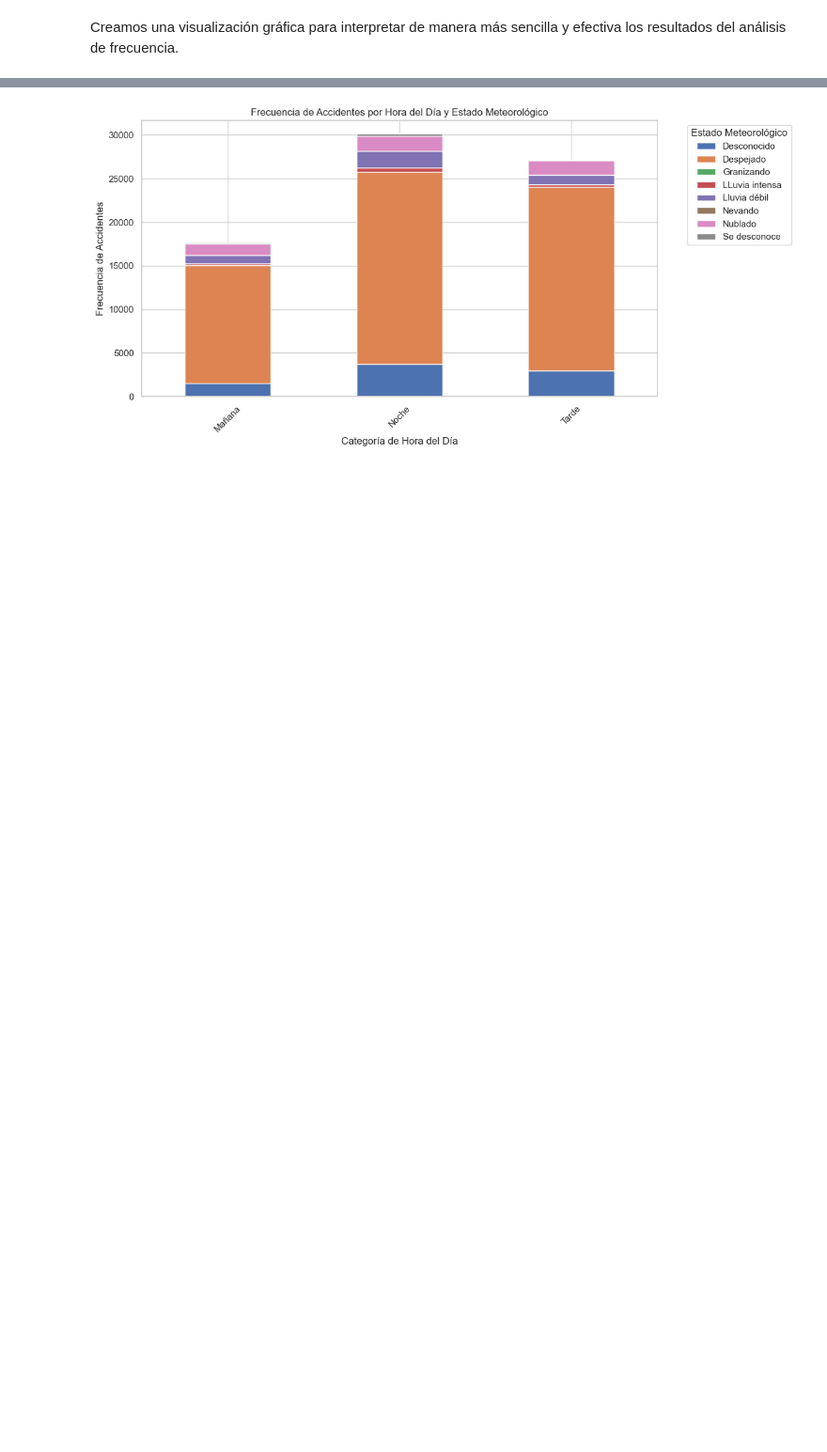
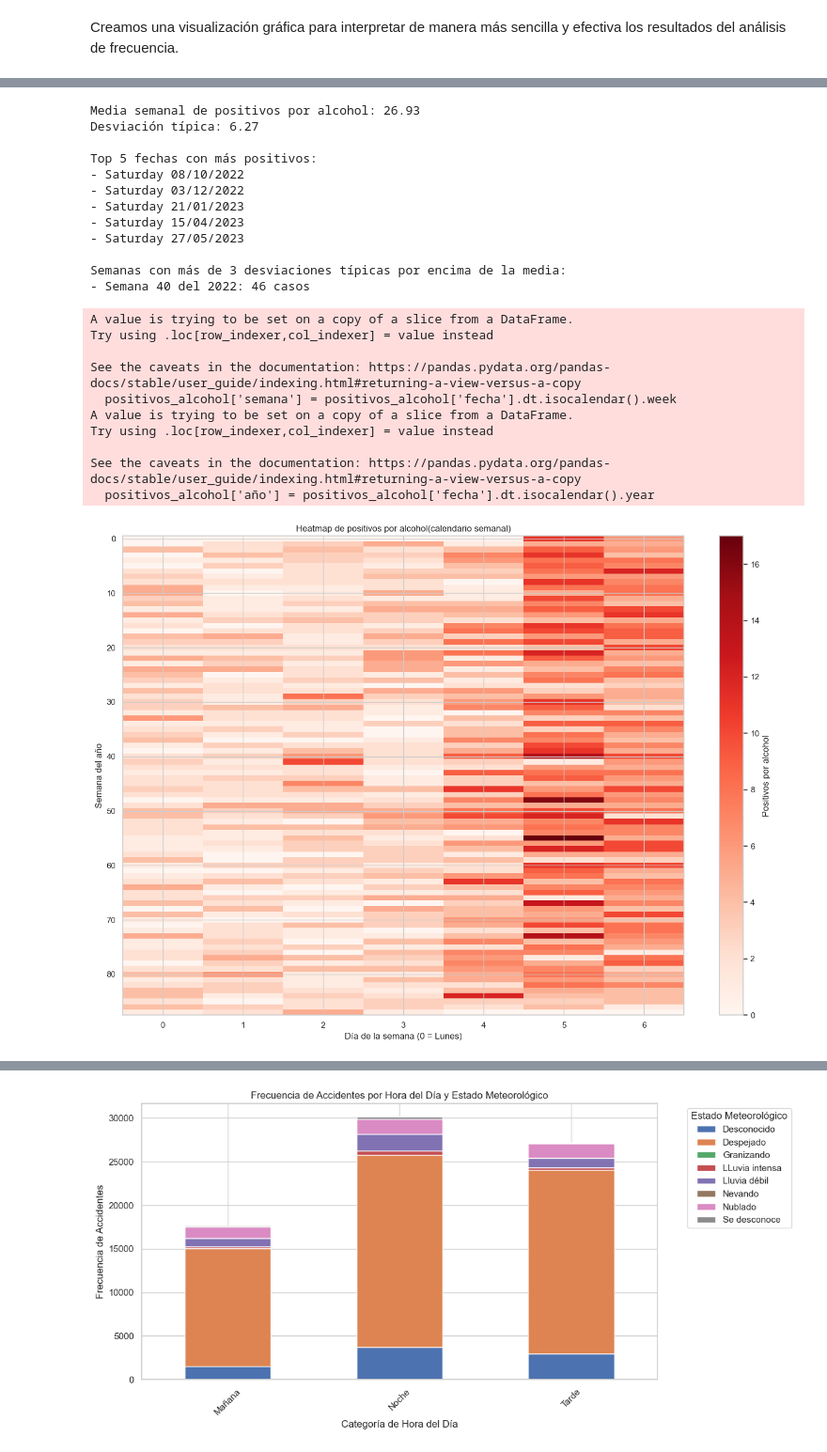
Before and after one commit to lucaramirezo/Traffic-Network-Transparency, a Jupyter notebook: Exploratory-Descriptive_Data_Analysis.ipynb, the cells around one changed output, grey strips where cells are left out. Shown at 94% size. Cells and saved outputs as stored; diff of their text form; code cells hidden in the pictures; blank space fills up the shorter version.

```diff
--- a/Exploratory-Descriptive_Data_Analysis.ipynb
+++ b/Exploratory-Descriptive_Data_Analysis.ipynb
@@ -295,0 +395,80 @@ Creamos una visualización gráfica para interpretar de manera más sencilla y e
+# %%
+# Convertir la columna 'fecha' al formato correcto (dd/mm/yyyy)
+combined_data['fecha'] = pd.to_datetime(combined_data['fecha'], format='%d/%m/%Y', errors='coerce')
+
+# Filtrar positivos por alcohol
+positivos_alcohol = combined_data[combined_data['positiva_alcohol'] == 1]
+
+# Añadir columnas de semana y año
+positivos_alcohol['semana'] = positivos_alcohol['fecha'].dt.isocalendar().week
+positivos_alcohol['año'] = positivos_alcohol['fecha'].dt.isocalendar().year
+
+# Agrupar por semana
+positivos_por_semana = positivos_alcohol.groupby(['año', 'semana']).size()
+
+# Media y desviación estándar
+media = positivos_por_semana.mean()
+desviacion = positivos_por_semana.std()
+
+# Top 5 fechas con más positivos
+top_5_fechas = positivos_alcohol['fecha'].value_counts().nlargest(5).sort_index()
+top_5_fechas_texto = top_5_fechas.index.strftime('%A %d/%m/%Y').tolist()
+
+# Semanas con casos > media + 3 * desviación
+umbral = media + 3 * desviacion
+semanas_extremas = positivos_por_semana[positivos_por_semana > umbral]
+
+# Mostrar resultados
+print("Media semanal de positivos por alcohol:", round(media, 2))
+print("Desviación típica:", round(desviacion, 2))
+print("\nTop 5 fechas con más positivos:")
+for fecha in top_5_fechas_texto:
+    print("-", fecha)
+
+print("\nSemanas con más de 3 desviaciones típicas por encima de la media:")
+for (año, semana), valor in semanas_extremas.items():
+    print(f"- Semana {semana} del {año}: {valor} casos")
+
+# HEATMAP CALENDARIO
+# Conteo por fecha
+calendario = positivos_alcohol['fecha'].value_counts().rename_axis('fecha').reset_index(name='positivos')
+calendario['año'] = calendario['fecha'].dt.isocalendar().year
+calendario['semana'] = calendario['fecha'].dt.isocalendar().week
+calendario['día_semana'] = calendario['fecha'].dt.weekday  # 0 = lunes
+
+# Crear tabla tipo calendario
+heatmap_data = calendario.pivot_table(index=['año', 'semana'], columns='día_semana', values='positivos', fill_value=0)
+
+# Graficar heatmap
+plt.figure(figsize=(14, 10))
+plt.imshow(heatmap_data, aspect='auto', cmap='Reds')
+plt.colorbar(label='Positivos por alcohol')
+plt.title('Heatmap de positivos por alcohol (calendario semanal)')
+plt.xlabel('Día de la semana (0 = Lunes)')
+plt.ylabel('Semana del año')
+plt.tight_layout()
+plt.show()
+# %% [output]
+Media semanal de positivos por alcohol: 26.93
+Desviación típica: 6.27
+
+Top 5 fechas con más positivos:
+- Saturday 08/10/2022
+- Saturday 03/12/2022
+- Saturday 21/01/2023
+- Saturday 15/04/2023
+- Saturday 27/05/2023
+
+Semanas con más de 3 desviaciones típicas por encima de la media:
+- Semana 40 del 2022: 46 casos
+A value is trying to be set on a copy of a slice from a DataFrame.
+Try using .loc[row_indexer,col_indexer] = value instead
+
+See the caveats in the documentation: https://pandas.pydata.org/pandas-docs/stable/user_guide/indexing.html#returning-a-view-versus-a-copy
+  positivos_alcohol['semana'] = positivos_alcohol['fecha'].dt.isocalendar().week
+A value is trying to be set on a copy of a slice from a DataFrame.
+Try using .loc[row_indexer,col_indexer] = value instead
+
+See the caveats in the documentation: https://pandas.pydata.org/pandas-docs/stable/user_guide/indexing.html#returning-a-view-versus-a-copy
+  positivos_alcohol['año'] = positivos_alcohol['fecha'].dt.isocalendar().year
+[figure, added]
```
Also changed, not shown: parts of 29 cells of this notebook.
